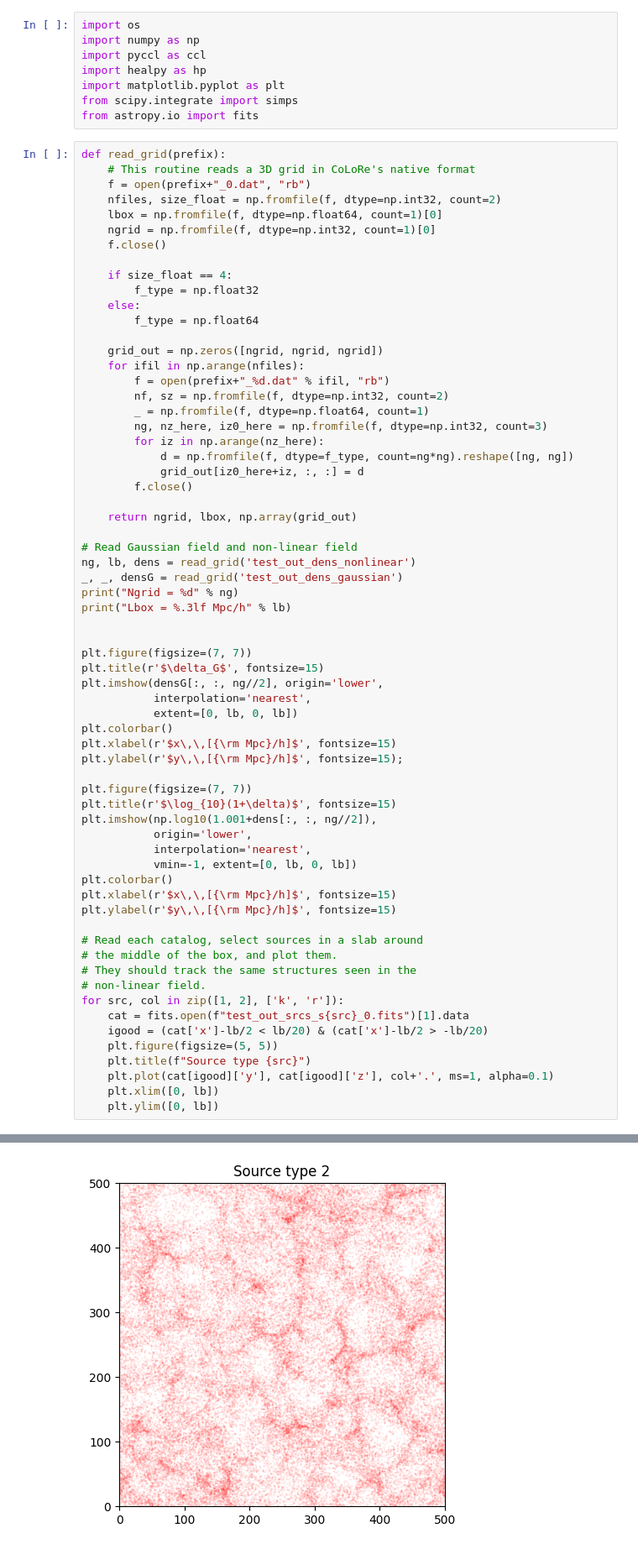
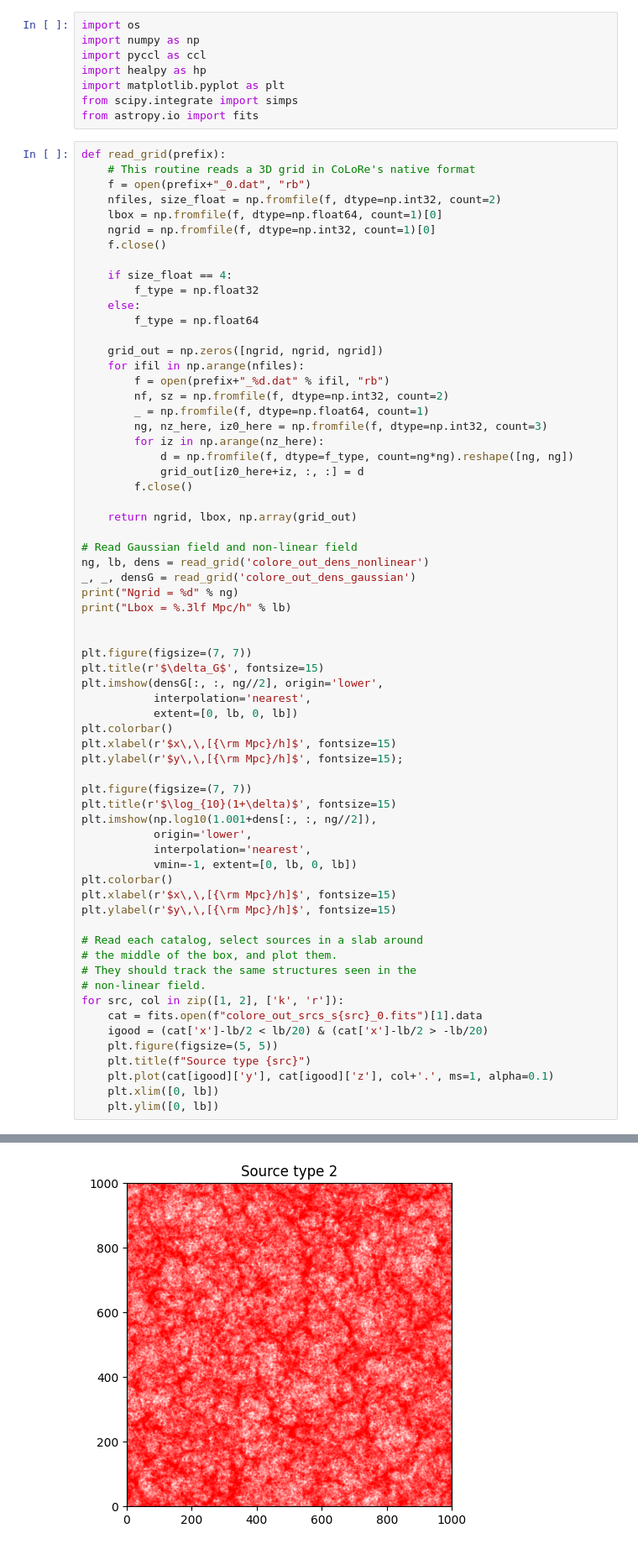
Before and after one commit to damonge/CoLoRe, a Jupyter notebook: CoLoRe_snap/example_CoLoRe.ipynb, the cells around one changed output, grey strips where cells are left out. Shown at 84% size. Cells and saved outputs as stored; diff of their text form.

```diff
--- a/CoLoRe_snap/example_CoLoRe.ipynb
+++ b/CoLoRe_snap/example_CoLoRe.ipynb
@@ -34,8 +34,8 @@ def read_grid(prefix):
     return ngrid, lbox, np.array(grid_out)
 
 # Read Gaussian field and non-linear field
-ng, lb, dens = read_grid('test_out_dens_nonlinear')
-_, _, densG = read_grid('test_out_dens_gaussian')
+ng, lb, dens = read_grid('colore_out_dens_nonlinear')
+_, _, densG = read_grid('colore_out_dens_gaussian')
 print("Ngrid = %d" % ng)
 print("Lbox = %.3lf Mpc/h" % lb)
 
@@ -64,7 +64,7 @@ plt.ylabel(r'$y\,\,[{\rm Mpc}/h]$', fontsize=15)
 # They should track the same structures seen in the
 # non-linear field.
 for src, col in zip([1, 2], ['k', 'r']):
-    cat = fits.open(f"test_out_srcs_s{src}_0.fits")[1].data
+    cat = fits.open(f"colore_out_srcs_s{src}_0.fits")[1].data
     igood = (cat['x']-lb/2 < lb/20) & (cat['x']-lb/2 > -lb/20)
     plt.figure(figsize=(5, 5))
     plt.title(f"Source type {src}")
@@ -80 +80 @@ Lbox = 500.000 Mpc/h
-[figure, old version]
+[figure, new version]
```
Also changed, not shown: parts of 2 cells of this notebook, 2 other files.
